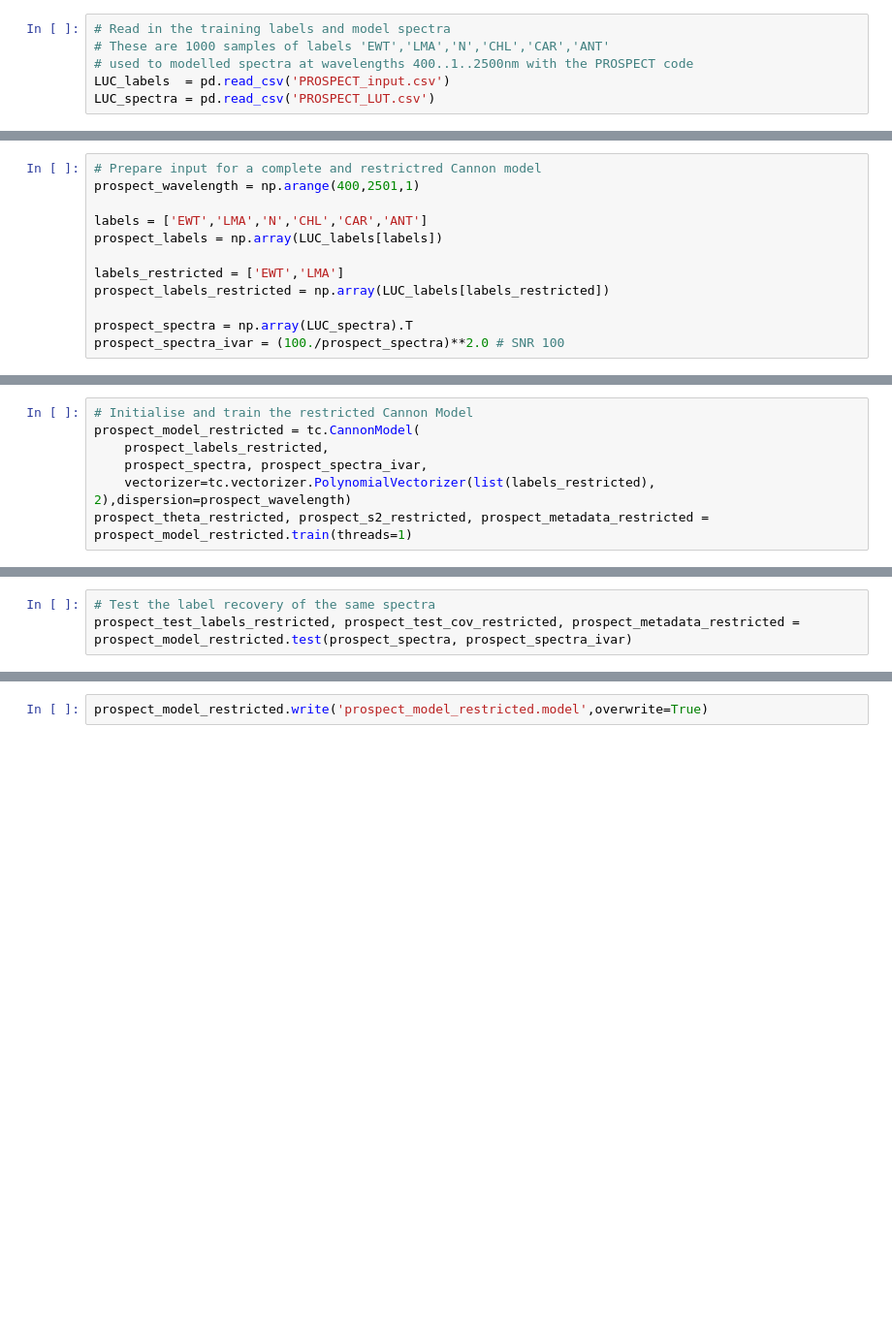
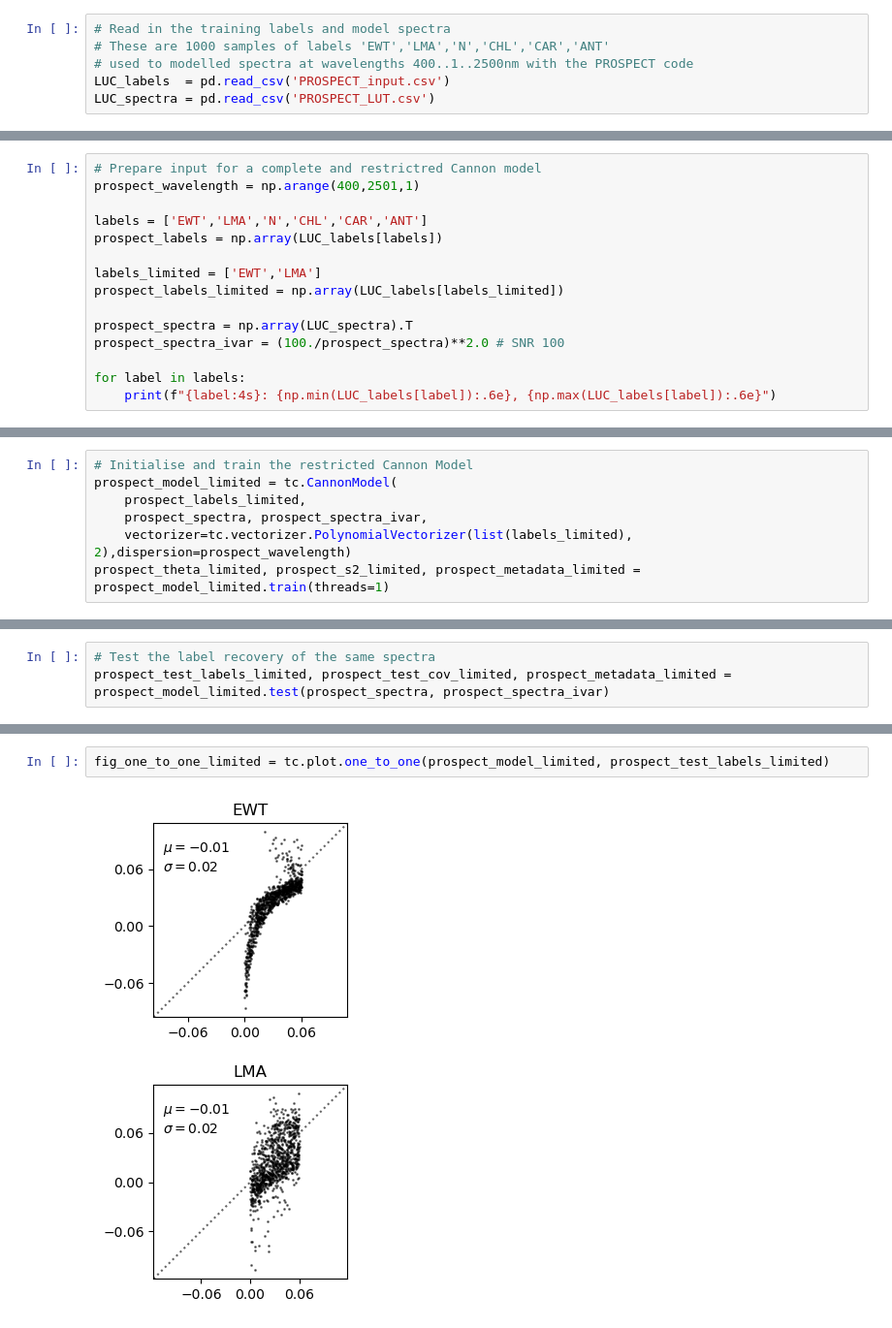
Before and after one commit to svenbuder/test_cannon_andy, a Jupyter notebook: test_cannon_andy.ipynb, the cells around one changed output, grey strips where cells are left out. Shown at 97% size. Cells and saved outputs as stored; diff of their text form; blank space fills up the shorter version.

```diff
--- a/test_cannon_andy.ipynb
+++ b/test_cannon_andy.ipynb
@@ -15,8 +28,11 @@ prospect_wavelength = np.arange(400,2501,1)
 labels = ['EWT','LMA','N','CHL','CAR','ANT']
 prospect_labels = np.array(LUC_labels[labels])
 
-labels_restricted = ['EWT','LMA']
-prospect_labels_restricted = np.array(LUC_labels[labels_restricted])
+labels_limited = ['EWT','LMA']
+prospect_labels_limited = np.array(LUC_labels[labels_limited])
 
 prospect_spectra = np.array(LUC_spectra).T
 prospect_spectra_ivar = (100./prospect_spectra)**2.0 # SNR 100
+
+for label in labels:
+    print(f"{label:4s}: {np.min(LUC_labels[label]):.6e}, {np.max(LUC_labels[label]):.6e}")
@@ -35,7 +90,7 @@ prospect_model.write('prospect_model.model',overwrite=True)
 # %%
 # Initialise and train the restricted Cannon Model
-prospect_model_restricted = tc.CannonModel(
-    prospect_labels_restricted,
+prospect_model_limited = tc.CannonModel(
+    prospect_labels_limited,
     prospect_spectra, prospect_spectra_ivar,
-    vectorizer=tc.vectorizer.PolynomialVectorizer(list(labels_restricted), 2),dispersion=prospect_wavelength)
-prospect_theta_restricted, prospect_s2_restricted, prospect_metadata_restricted = prospect_model_restricted.train(threads=1)
+    vectorizer=tc.vectorizer.PolynomialVectorizer(list(labels_limited), 2),dispersion=prospect_wavelength)
+prospect_theta_limited, prospect_s2_limited, prospect_metadata_limited = prospect_model_limited.train(threads=1)
@@ -42,3 +102,3 @@ prospect_theta_restricted, prospect_s2_restricted, prospect_metadata_restricted
 # %%
 # Test the label recovery of the same spectra
-prospect_test_labels_restricted, prospect_test_cov_restricted, prospect_metadata_restricted = prospect_model_restricted.test(prospect_spectra, prospect_spectra_ivar)
+prospect_test_labels_limited, prospect_test_cov_limited, prospect_metadata_limited = prospect_model_limited.test(prospect_spectra, prospect_spectra_ivar)
@@ -45,2 +110,4 @@ prospect_test_labels_restricted, prospect_test_cov_restricted, prospect_metadata
 # %%
-prospect_model_restricted.write('prospect_model_restricted.model',overwrite=True)
+fig_one_to_one_limited = tc.plot.one_to_one(prospect_model_limited, prospect_test_labels_limited)
+# %% [output]
+[figure, added]
```
Also changed, not shown: parts of 20 cells of this notebook.
